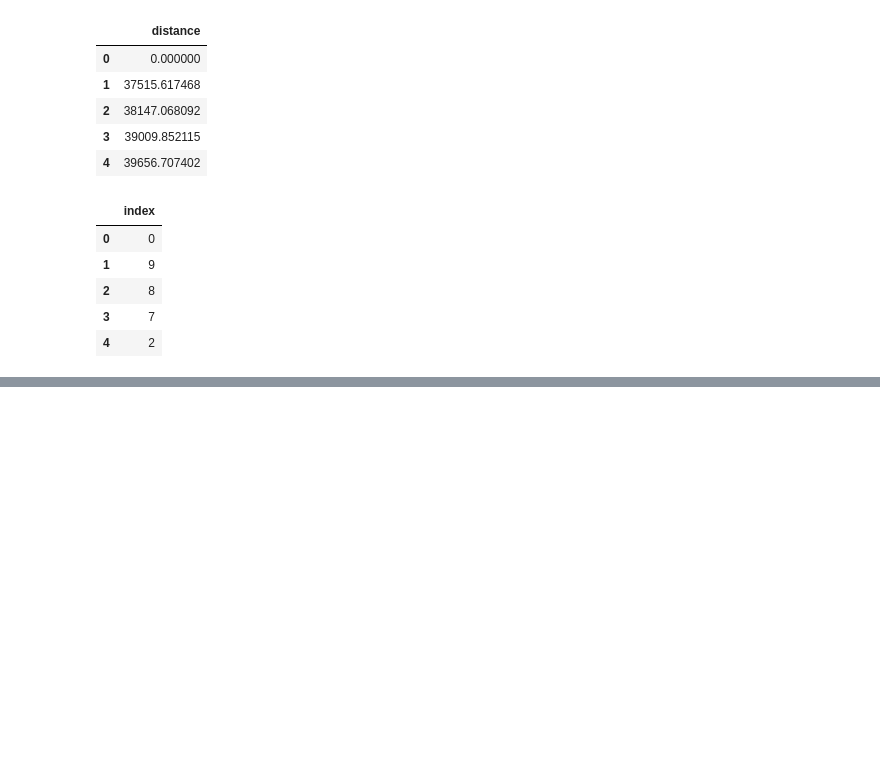
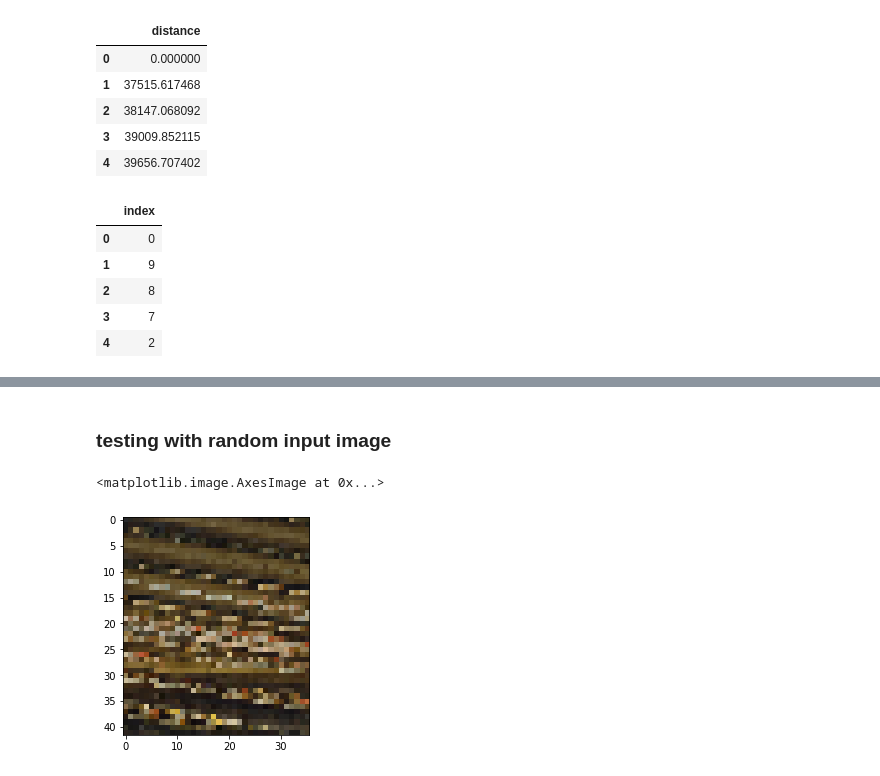
Before and after one commit to seve-26/vincentvanbot, a Jupyter notebook: notebooks/data-retrieval/wga-dataset-julia.ipynb, the cells around one changed output, grey strips where cells are left out. Cells and saved outputs as stored; diff of their text form; code cells hidden in the pictures; blank space fills up the shorter version.

```diff
--- a/notebooks/data-retrieval/wga-dataset-julia.ipynb
+++ b/notebooks/data-retrieval/wga-dataset-julia.ipynb
@@ -230,0 +201,22 @@ load_imgage()
+# %%
+from google.cloud import storage
+
+BUCKET_NAME='vincent-van-bot-bucket'
+BUCKET_PICKLE_FOLDER='data'
+PICKLE_PATH='flat_resized_images_100.pkl'
+
+
+def get_pickle(size=100, source='gcp'):
+    """Gets pickle file from source and returns images df"""
+    client = storage.Client()
+
+    if source == 'local':
+        path = PICKLE_PATH
+    elif source == 'gcp':
+        path = f"gs://{BUCKET_NAME}/{BUCKET_PICKLE_FOLDER}/{PICKLE_PATH}"
+    img_df = pd.read_pickle(path)
+
+    return img_df
+
+df = get_pickle(size=100, source='gcp')
+df.head()
@@ -230,0 +239,15 @@ load_imgage()
+# %%
+df_array = np.array(df)
+# %%
+# Flatten so we have ndarrays of shape (108810,)
+
+
+def flatten_images():
+    """Returns df of flattened IMAGE column"""
+    flat_images = [image.flatten() for image in df_array]
+
+    return flat_images
+
+#flatten_images()[1]
+X_flattened = pd.DataFrame(np.vstack(flatten_images()))
+X_flattened.shape
@@ -230,0 +290,12 @@ load_imgage()
+# %% [markdown]
+### testing with random input image
+# %%
+# select input image
+j_test = X_flattened.iloc[5:6]
+
+#plot input image
+input_img = np.array(j_test)
+plt.imshow(input_img.reshape((42, 36, 3)))
+# %% [output]
+<matplotlib.image.AxesImage at 0x...>
+[figure, added]
```
Also changed, not shown: parts of 26 cells of this notebook, 1 other file.
